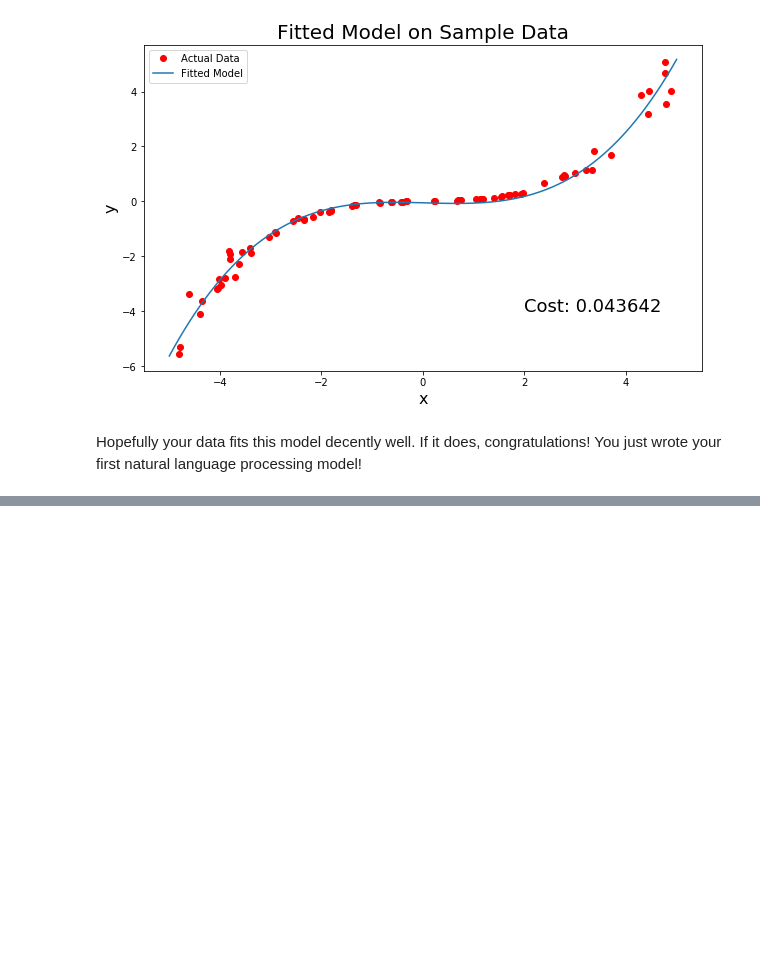
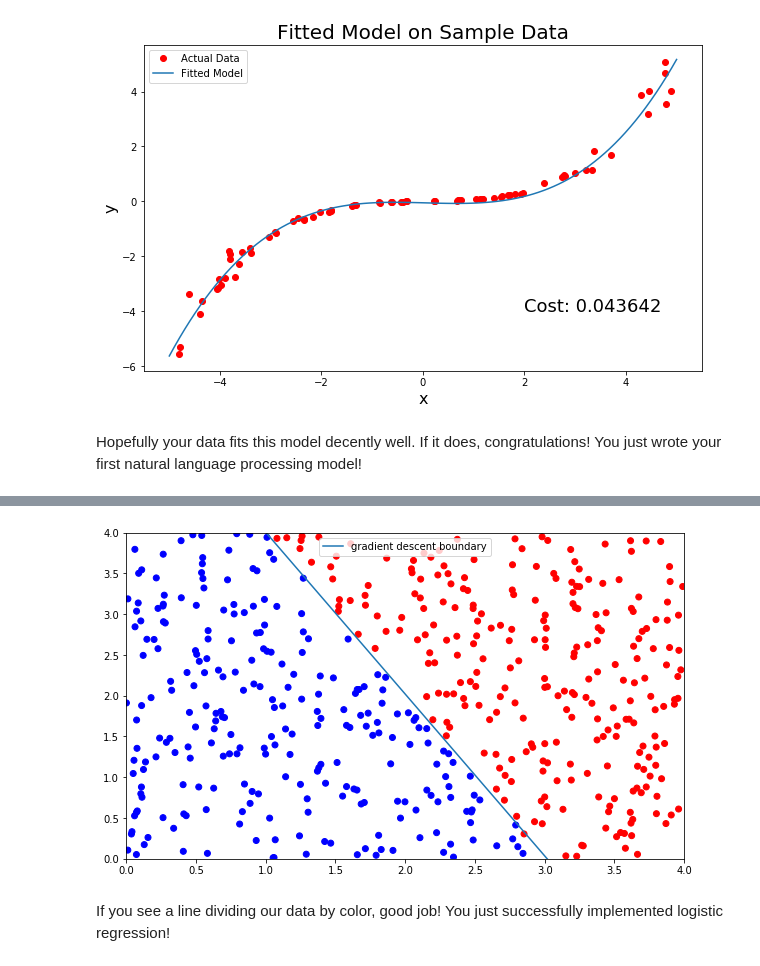
Before and after one commit to nbalepur/SIGNLL-Fall-2020, a Jupyter notebook: Linear and Logistic Regression/Linear and Logistic Regression Filled.ipynb, the cells around one changed output, grey strips where cells are left out. Saved outputs shown, nothing was run; the diff lists cells and outputs as text; code cells hidden in the pictures; blank space fills up the shorter version.

```diff
--- a/Linear and Logistic Regression/Linear and Logistic Regression Filled.ipynb
+++ b/Linear and Logistic Regression/Linear and Logistic Regression Filled.ipynb
@@ -251,0 +416,4 @@ Hopefully your data fits this model decently well. If it does, congratulations!
+# %%
+m = len(plot_log_x)
+learning_rate = 0.5
+num_iterations = 10000
@@ -251,0 +422,4 @@ Hopefully your data fits this model decently well. If it does, congratulations!
+# %%
+log_input = np.array([np.ones(m), plot_log_x, plot_log_y]).T
+log_output = np.array([1 * plot_classification]).T
+log_thetas = np.random.random((3, 1)) - 0.5
@@ -251,0 +467,14 @@ Hopefully your data fits this model decently well. If it does, congratulations!
+# %%
+def log_grad_descent(x, actual_y, thetas, learning_rate, m, num_iterations):
+    # perform the algorithm for the specified number of iterations
+    for iteration in range(num_iterations):
+        pred_output = sigmoid(x @ thetas)
+        gradients = lin_reg_derivative(pred_output, actual_y, x, m)
+        thetas = thetas - learning_rate * gradients
+    return thetas / np.amin(thetas)
+# %%
+# print our calculated values and cost
+calculated_thetas = log_grad_descent(log_input, log_output, log_thetas, learning_rate, m, num_iterations)
+calculated_cost = log_cost(sigmoid(log_input @ calculated_thetas), log_output, m)
+print("Calculated values for slopes and intercept: [{0}, {1}, {2}]".format(np.round(calculated_thetas[0][0], 4), np.round(calculated_thetas[1][0], 4), np.round(calculated_thetas[2][0], 4)))
+print("Cost for these values of theta: {0}".format(calculated_cost))
@@ -251,0 +490,17 @@ Hopefully your data fits this model decently well. If it does, congratulations!
+# %%
+# plot our findings
+plot_classification = (3 - plot_log_x - 0.5 * plot_log_y > 0)
+plt.scatter(plot_log_x, plot_log_y, c = plot_classification, cmap = "bwr_r")
+
+plt.ylim(0, 4)
+plt.xlim(0, 4)
+
+plt.plot([0, calculated_thetas[0][0] / (-calculated_thetas[1][0])], [calculated_thetas[0][0] / (-calculated_thetas[2][0]),0], label="gradient descent boundary")
+
+plt.legend()
+fig = plt.gcf()
+fig.set_size_inches(10, 6)
+# %% [output]
+[figure, added]
+# %% [markdown]
+If you see a line dividing our data by color, good job! You just successfully implemented logistic regression!
```
Also changed, not shown: parts of 30 cells of this notebook.
